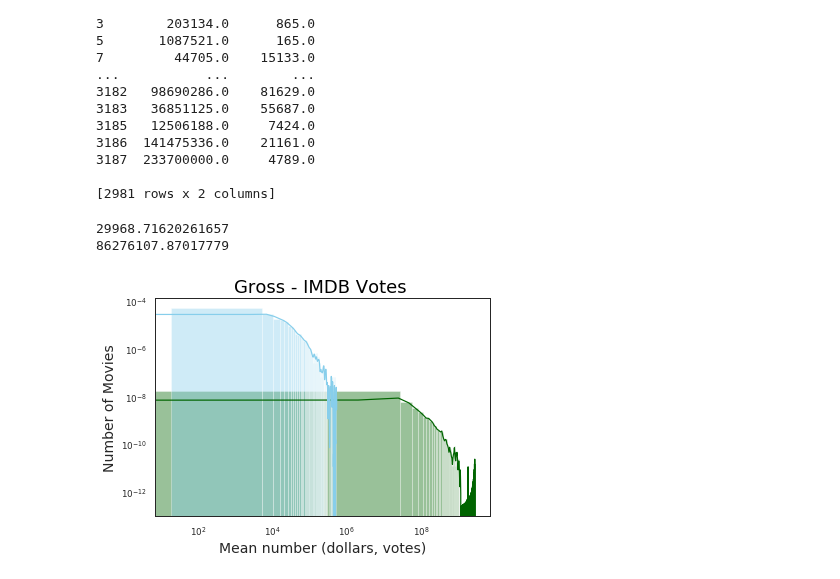
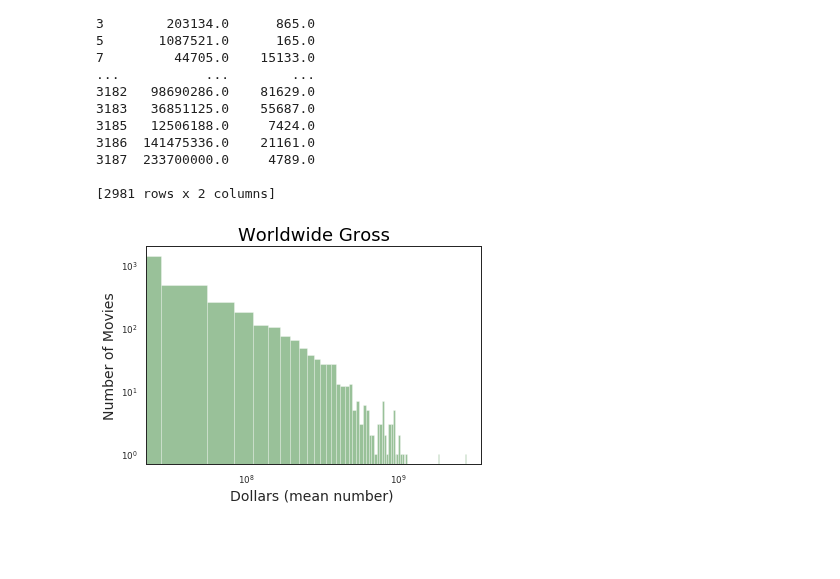
Before and after one commit to ioannapap/movies_data-mining_analysis, a Jupyter notebook: movies_analysis.ipynb, the cells around one changed output. Saved outputs shown, nothing was run; the diff lists cells and outputs as text; code cells hidden in the pictures; blank space fills up the shorter version.

```diff
--- a/movies_analysis.ipynb
+++ b/movies_analysis.ipynb
@@ -216,21 +215,17 @@ print(gross_votes_df)
 
 [2981 rows x 2 columns]
 # %%
-#
-sns.distplot(gross_votes_df['Gross'] , color = 'darkgreen', label = 'Gross', bins = 100)
-sns.distplot(gross_votes_df['IMDBVotes'] , color = 'skyblue', label = 'IMDBVotes', bins = 100)
+#NEEEEEEEEEEEEEEEEEEEEEEEEEEEEEEEEEEEEEEEEEEEDS EDIT
+sns.distplot(gross_votes_df['Gross'], kde = False, color = 'darkgreen', label = 'Gross', bins = 100)
+
 plt.xscale('log')
 plt.yscale('log')
+#.mean(skipna = True)
 
-print(gross_votes_df['IMDBVotes'].mean(skipna = True))
-print(gross_votes_df['Gross'].mean(skipna = True))
-
-plt.title('Gross - IMDB Votes ',color = 'black', fontsize = 18)
-plt.xlabel('Mean number (dollars, votes)', fontsize = 14)
+plt.title('Worldwide Gross',color = 'black', fontsize = 18)
+plt.xlabel('Dollars (mean number) ', fontsize = 14)
 plt.ylabel('Number of Movies', fontsize = 14)
 
-plt.savefig('IMDBVotes_Histogram.png')
+plt.savefig('Grosslog_Histogram.png')
 # %% [output]
-29968.71620261657
-86276107.87017779
-[figure, old version]
+[figure, new version]
```
Also changed, not shown: parts of 3 cells of this notebook, 2 other files.
